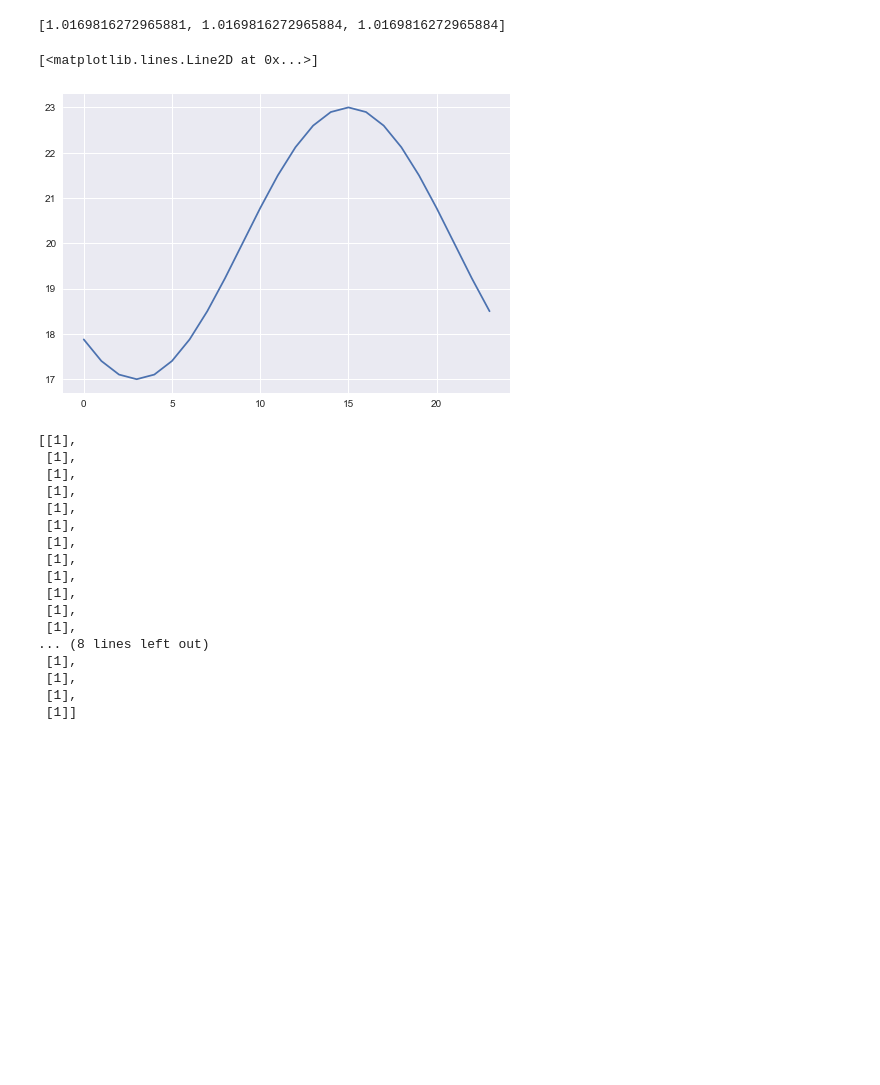
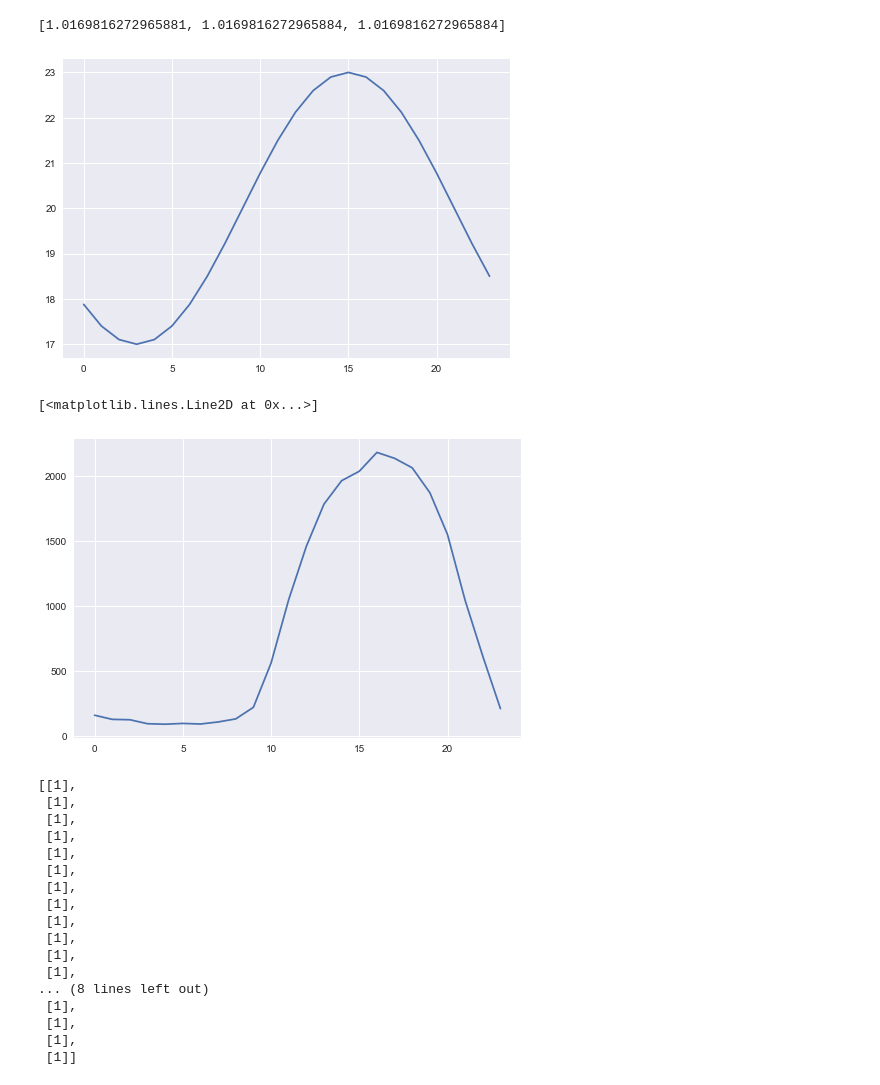
Before and after one commit to aksholokhov/bachelor_thesis, a Jupyter notebook: experiments/ThesisVersion.ipynb, the cells around one changed output. Cells and saved outputs as stored; diff of their text form; code cells hidden in the pictures; blank space fills up the shorter version.

```diff
--- a/experiments/ThesisVersion.ipynb
+++ b/experiments/ThesisVersion.ipynb
@@ -97,4 +94,6 @@ model = RoomModel(environment_temp, controls, q=q, tau=tau, user_profile=default
 generator = DeviceGenerator(random_seed=random_seed, room_model=model)
 # %%
 ensemble = FastAbstractEnsemble(n, N, m, generator)
+# %%
+operator = SystemOperator(generation_price, 1600)
 # %%
@@ -221,9 +226,12 @@ control = controls[3]
 [1.0169816272965881, 1.0169816272965884, 1.0169816272965884]
 # %%
 plot([environment_temp(t) for t in range(24)])
+show()
+plot([generation_price(t)*real_consumptions[t] for t in range(24)])
 # %% [output]
+[figure]
 [<matplotlib.lines.Line2D at 0x...>]
-[figure]
+[figure, added]
 # %%
 a = [[0]]*24
 a[0][0] = 1
```
Also changed, not shown: parts of 11 cells of this notebook, 2 other files.
